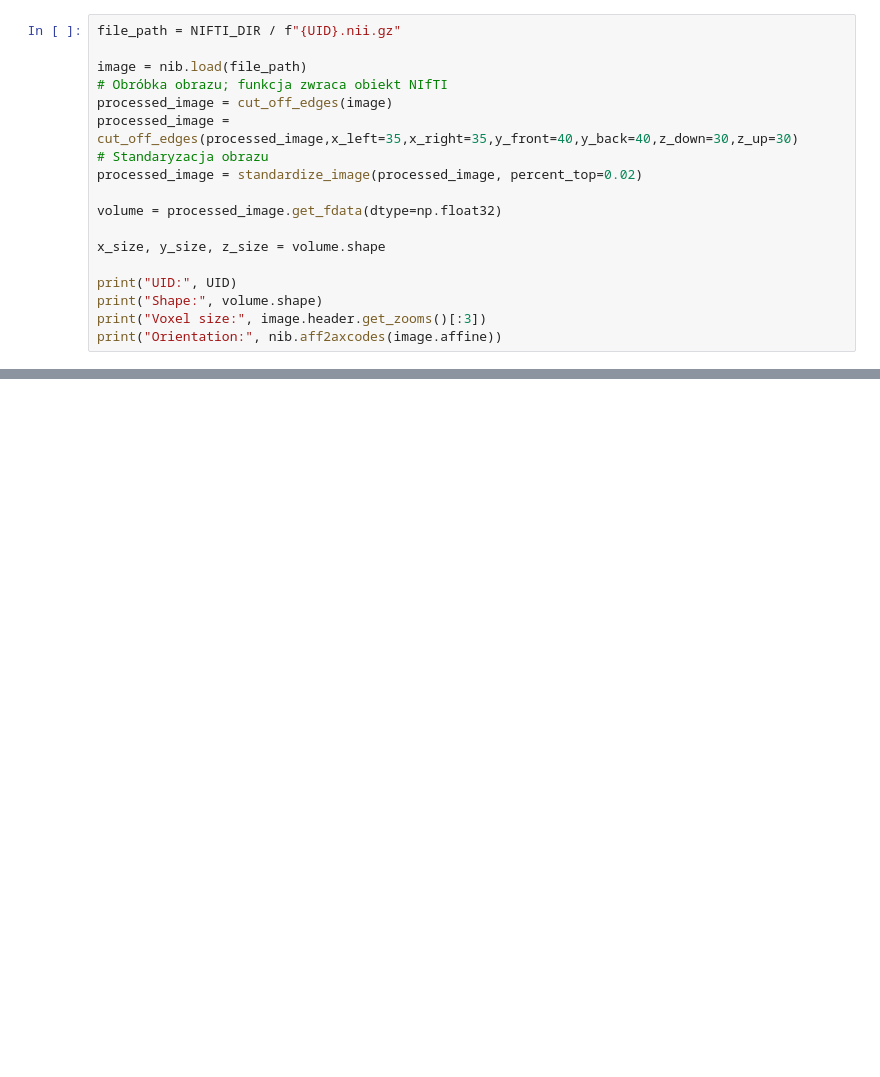
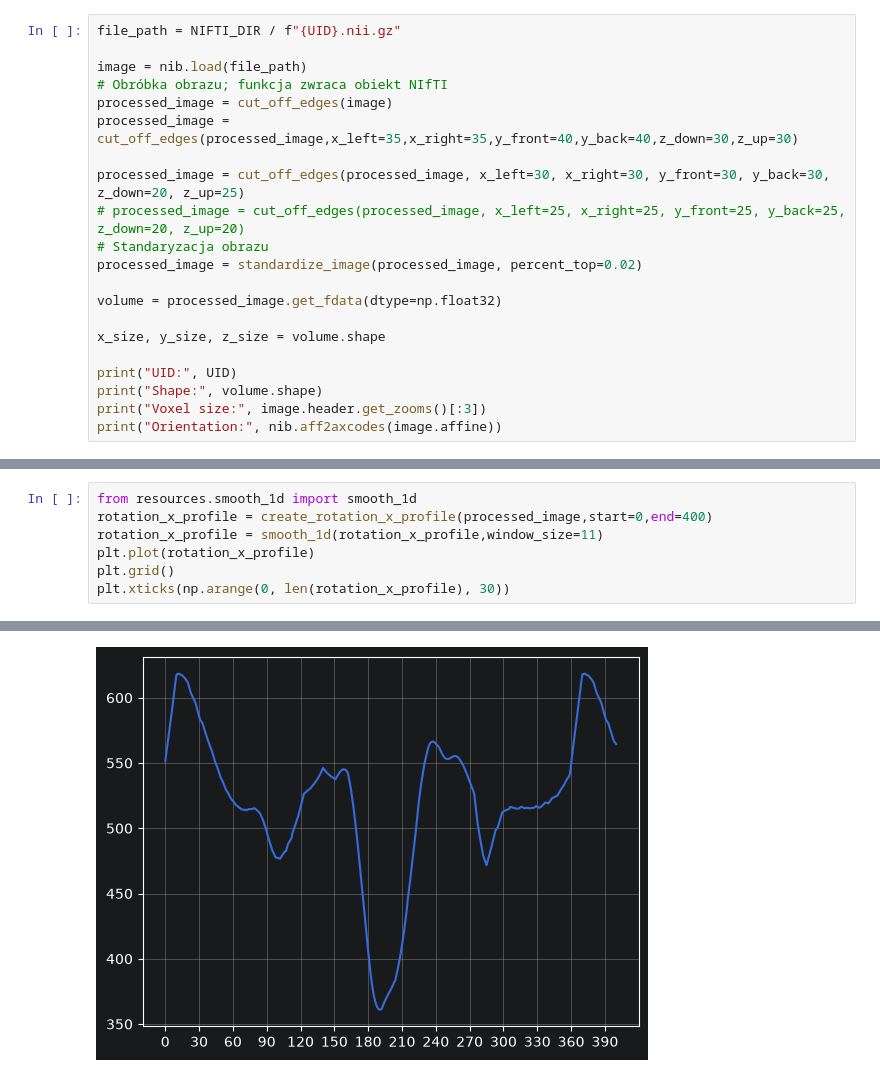
Before and after one commit to karolabramekkodilla/DrivenData-DAT-Parkinsons, a Jupyter notebook: src/notebooks/EDA3/test_positioning_head_rotation.ipynb, the cells around one changed output, grey strips where cells are left out. Cells and saved outputs as stored; diff of their text form; blank space fills up the shorter version.

```diff
--- a/src/notebooks/EDA3/test_positioning_head_rotation.ipynb
+++ b/src/notebooks/EDA3/test_positioning_head_rotation.ipynb
@@ -40,6 +41,9 @@ image = nib.load(file_path)
 # Obróbka obrazu; funkcja zwraca obiekt NIfTI
 processed_image = cut_off_edges(image)
 processed_image = cut_off_edges(processed_image,x_left=35,x_right=35,y_front=40,y_back=40,z_down=30,z_up=30)
+
+processed_image = cut_off_edges(processed_image, x_left=30, x_right=30, y_front=30, y_back=30, z_down=20, z_up=25)
+# processed_image = cut_off_edges(processed_image, x_left=25, x_right=25, y_front=25, y_back=25, z_down=20, z_up=20)
 # Standaryzacja obrazu
 processed_image = standardize_image(processed_image, percent_top=0.02)
 
@@ -243,0 +254,8 @@ interactive(children=(FloatSlider(value=0.0, continuous_update=False, descriptio
+# %%
+from resources.smooth_1d import smooth_1d
+rotation_x_profile = create_rotation_x_profile(processed_image,start=0,end=400)
+rotation_x_profile = smooth_1d(rotation_x_profile,window_size=11)
+plt.plot(rotation_x_profile)
+plt.grid()
+plt.xticks(np.arange(0, len(rotation_x_profile), 30))
+# %% [output]
@@ -243,0 +279 @@ interactive(children=(FloatSlider(value=0.0, continuous_update=False, descriptio
+[figure, added]
```
Also changed, not shown: parts of 7 cells of this notebook, 11 other files.
